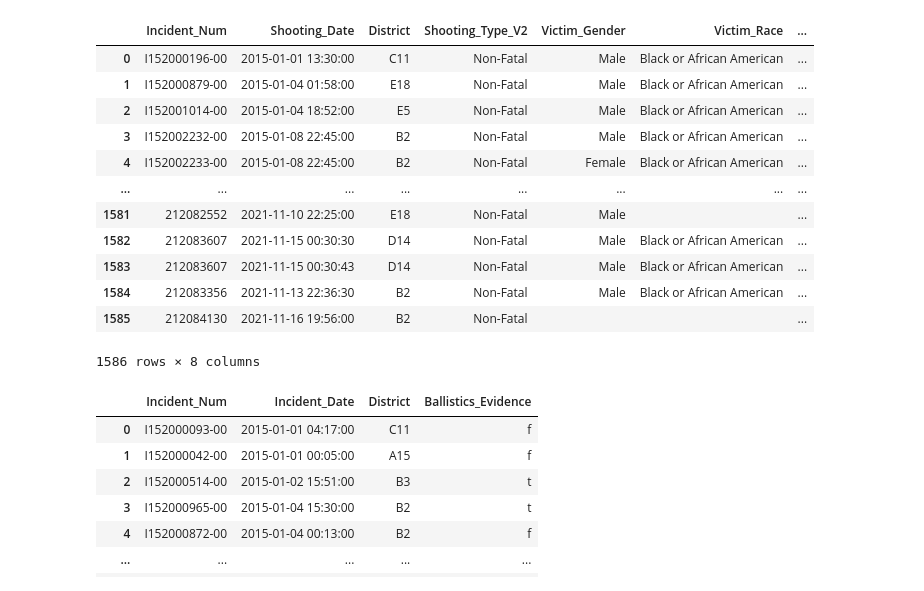
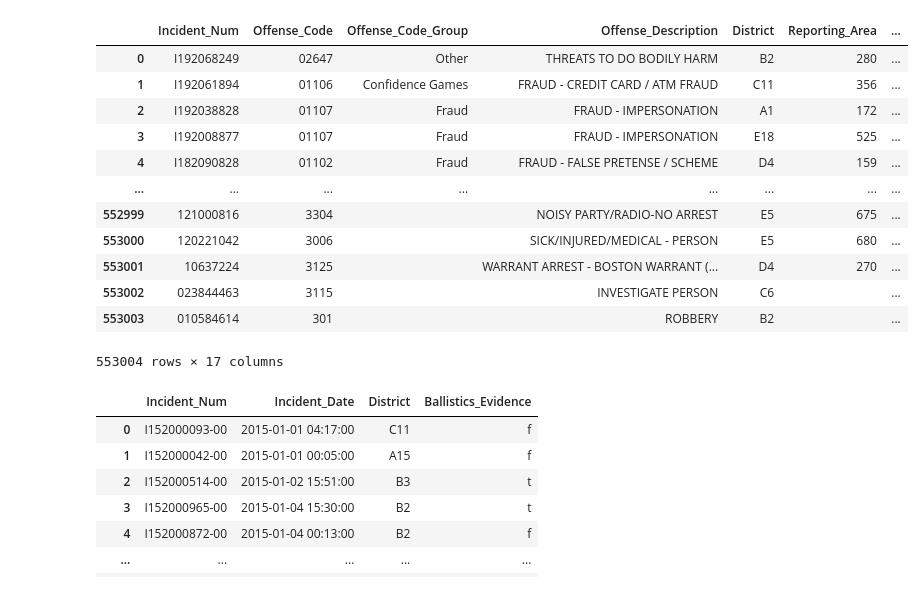
Before and after one commit to Vaibs123/test, a Jupyter notebook: Vaibhav_Copy.ipynb, the cells around one changed output. Saved outputs shown, nothing was run; the diff lists cells and outputs as text; code cells hidden in the pictures.

```diff
--- a/Vaibhav_Copy.ipynb
+++ b/Vaibhav_Copy.ipynb
@@ -277,21 +465,34 @@ conn.commit()
 # %%
-sql_statement = "select * from shootings;"
+
+sql_statement = """
+    select *
+    from
+
+        Crime_Incident_Reports
+
+    WHERE
+
+        ltrim(rtrim(district)) <> ''
+        and lower(district) <> 'external'
+
+    ;
+    """
 df = pd.read_sql_query(sql_statement, conn)
 display(df)
 # %% [output]
-|  | Incident_Num | Shooting_Date | District | Shooting_Type_V2 | Victim_Gender | Victim_Race | ... |
-| 0 | I152000196-00 | 2015-01-01 13:30:00 | C11 | Non-Fatal | Male | Black or African American | ... |
-| 1 | I152000879-00 | 2015-01-04 01:58:00 | E18 | Non-Fatal | Male | Black or African American | ... |
-| 2 | I152001014-00 | 2015-01-04 18:52:00 | E5 | Non-Fatal | Male | Black or African American | ... |
-| 3 | I152002232-00 | 2015-01-08 22:45:00 | B2 | Non-Fatal | Male | Black or African American | ... |
-| 4 | I152002233-00 | 2015-01-08 22:45:00 | B2 | Non-Fatal | Female | Black or African American | ... |
+|  | Incident_Num | Offense_Code | Offense_Code_Group | Offense_Description | District | Reporting_Area | ... |
+| 0 | I192068249 | 02647 | Other | THREATS TO DO BODILY HARM | B2 | 280 | ... |
+| 1 | I192061894 | 01106 | Confidence Games | FRAUD - CREDIT CARD / ATM FRAUD | C11 | 356 | ... |
+| 2 | I192038828 | 01107 | Fraud | FRAUD - IMPERSONATION | A1 | 172 | ... |
+| 3 | I192008877 | 01107 | Fraud | FRAUD - IMPERSONATION | E18 | 525 | ... |
+| 4 | I182090828 | 01102 | Fraud | FRAUD - FALSE PRETENSE / SCHEME | D4 | 159 | ... |
 | ... | ... | ... | ... | ... | ... | ... | ... |
-| 1581 | 212082552 | 2021-11-10 22:25:00 | E18 | Non-Fatal | Male |  | ... |
-| 1582 | 212083607 | 2021-11-15 00:30:30 | D14 | Non-Fatal | Male | Black or African American | ... |
-| 1583 | 212083607 | 2021-11-15 00:30:43 | D14 | Non-Fatal | Male | Black or African American | ... |
-| 1584 | 212083356 | 2021-11-13 22:36:30 | B2 | Non-Fatal | Male | Black or African American | ... |
-| 1585 | 212084130 | 2021-11-16 19:56:00 | B2 | Non-Fatal |  |  | ... |
+| 552999 | 121000816 | 3304 |  | NOISY PARTY/RADIO-NO ARREST | E5 | 675 | ... |
+| 553000 | 120221042 | 3006 |  | SICK/INJURED/MEDICAL - PERSON | E5 | 680 | ... |
+| 553001 | 10637224 | 3125 |  | WARRANT ARREST - BOSTON WARRANT (... | D4 | 270 | ... |
+| 553002 | 023844463 | 3115 |  | INVESTIGATE PERSON | C6 |  | ... |
+| 553003 | 010584614 | 301 |  | ROBBERY | B2 |  | ... |
-1586 rows × 8 columns
+553004 rows × 17 columns
 # %%
 
 sql_statement = "select * from shots_fired;"
```
Also changed, not shown: parts of 14 cells of this notebook, 1 other file.
